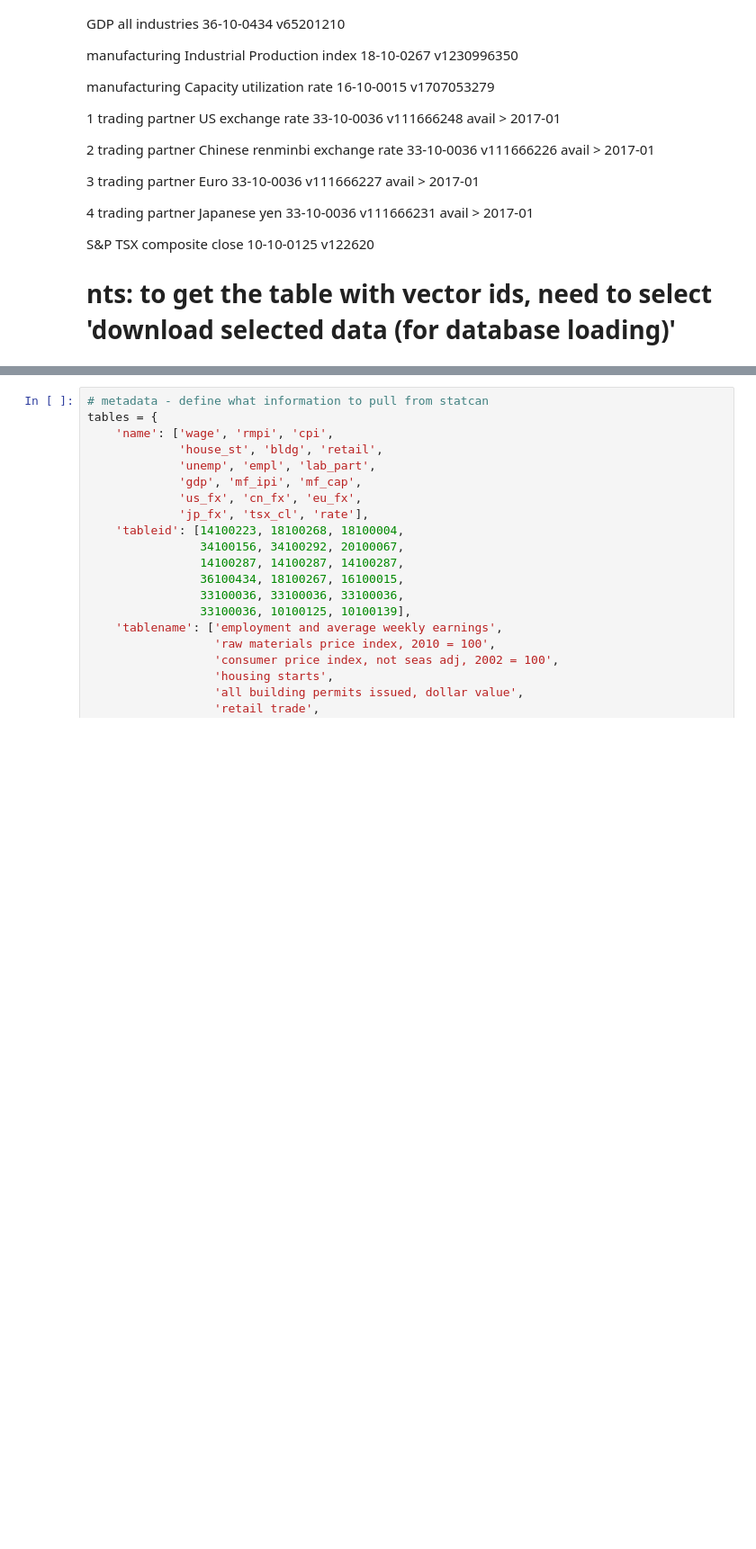
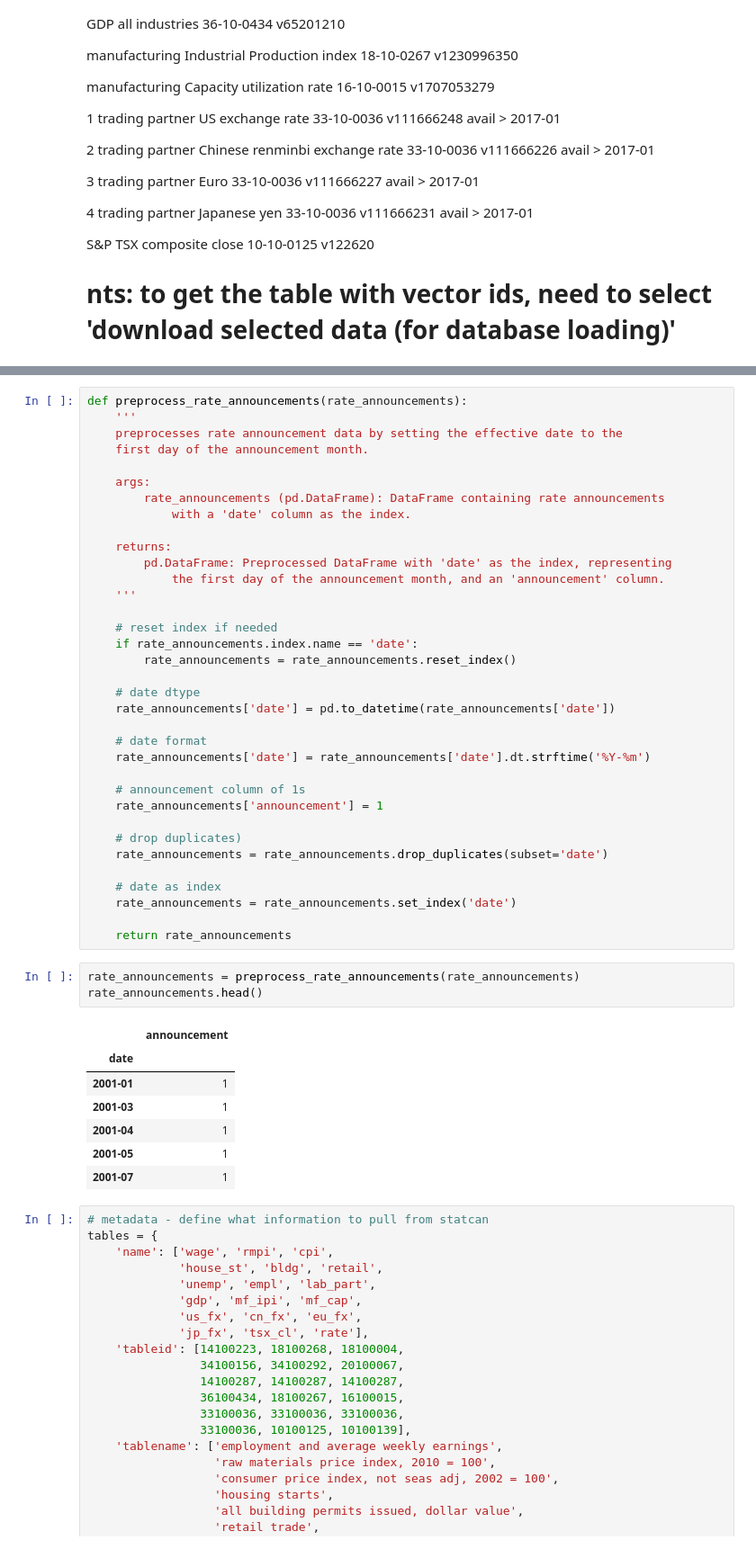
Before and after one commit to FleaBusyBeeBergs/dtsa5511-final-project, a Jupyter notebook: dtsa5511_final_project.ipynb, the cells around one changed output, grey strips where cells are left out. Shown at 90% size. Drawn from its saved outputs; the diff is of its cells as text; blank space fills up the shorter version.

```diff
--- a/dtsa5511_final_project.ipynb
+++ b/dtsa5511_final_project.ipynb
@@ -187,3 +203,49 @@ S&P TSX composite close 10-10-0125 v122620
+# %%
+def preprocess_rate_announcements(rate_announcements):
+    '''
+    preprocesses rate announcement data by setting the effective date to the
+    first day of the announcement month.
+
+    args:
+        rate_announcements (pd.DataFrame): DataFrame containing rate announcements
+            with a 'date' column as the index.
+
+    returns:
+        pd.DataFrame: Preprocessed DataFrame with 'date' as the index, representing
+            the first day of the announcement month, and an 'announcement' column.
+    '''
+
+    # reset index if needed
+    if rate_announcements.index.name == 'date':
+        rate_announcements = rate_announcements.reset_index()
+
+    # date dtype
+    rate_announcements['date'] = pd.to_datetime(rate_announcements['date'])
+
+    # date format
+    rate_announcements['date'] = rate_announcements['date'].dt.strftime('%Y-%m')
+
+    # announcement column of 1s
+    rate_announcements['announcement'] = 1
+
+    # drop duplicates)
+    rate_announcements = rate_announcements.drop_duplicates(subset='date')
+
+    # date as index
+    rate_announcements = rate_announcements.set_index('date')
+
+    return rate_announcements
+# %%
+rate_announcements = preprocess_rate_announcements(rate_announcements)
+rate_announcements.head()
+# %% [output]
+|  | announcement |
+| date |  |
+| 2001-01 | 1 |
+| 2001-03 | 1 |
+| 2001-04 | 1 |
+| 2001-05 | 1 |
+| 2001-07 | 1 |
 # %%
 # metadata - define what information to pull from statcan
 tables = {
```
Also changed, not shown: parts of 3 cells of this notebook.
